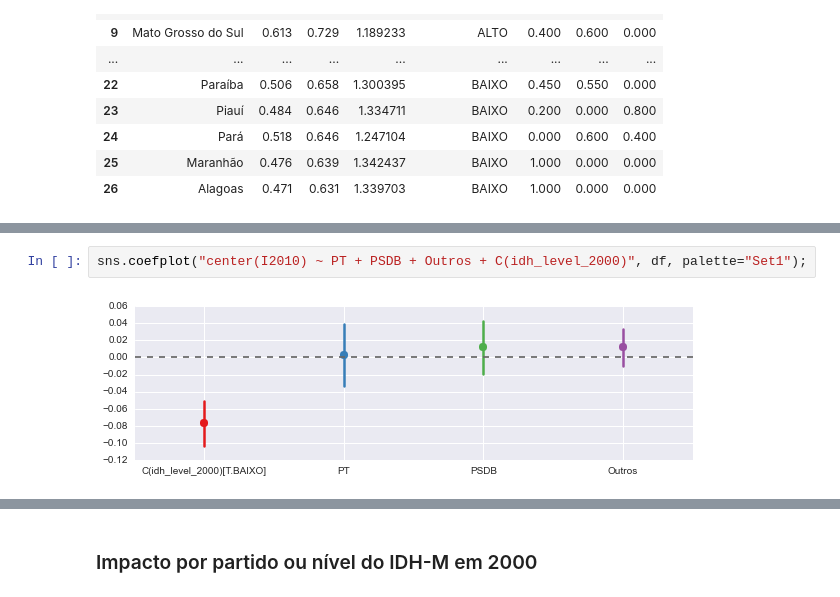
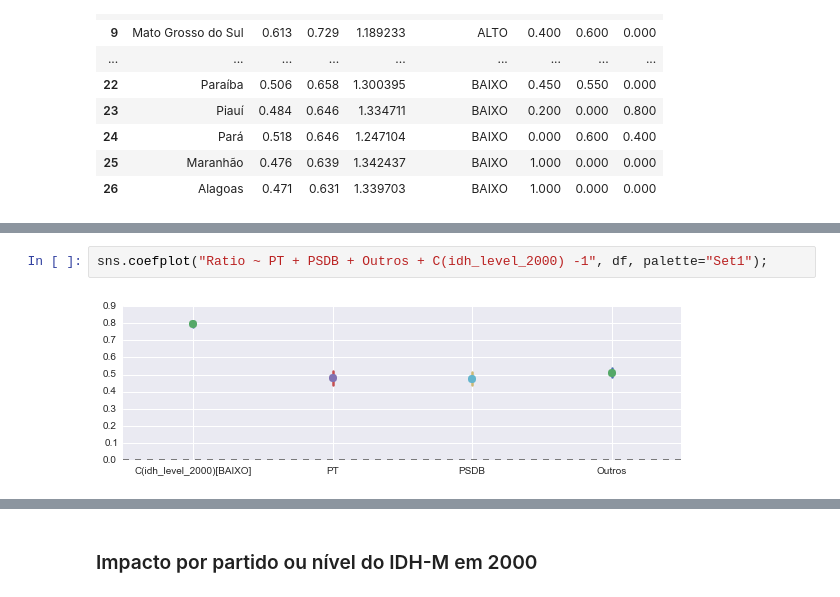
Before and after one commit to xboard/xboard.github.io, a Jupyter notebook: ipynb/IDH.ipynb, the cells around one changed output, grey strips where cells are left out. Cells and saved outputs as stored; diff of their text form.

```diff
--- a/ipynb/IDH.ipynb
+++ b/ipynb/IDH.ipynb
@@ -240,4 +242,4 @@ sns.pairplot(df, hue="idh_level_2000", size=2.5)
 # %%
-sns.coefplot("center(I2010) ~ PT + PSDB + Outros + C(idh_level_2000)", df, palette="Set1");
+sns.coefplot("Ratio ~ PT + PSDB + Outros + C(idh_level_2000) -1", df, palette="Set1");
 # %% [output]
-[figure, old version]
+[figure, new version]
```
Also changed, not shown: parts of 15 cells of this notebook.
